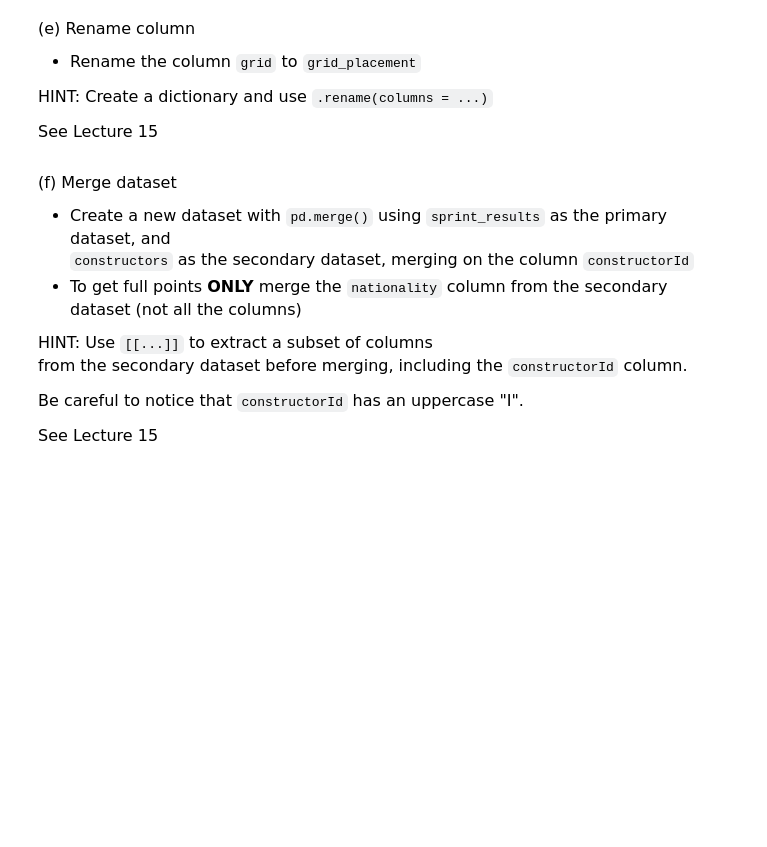
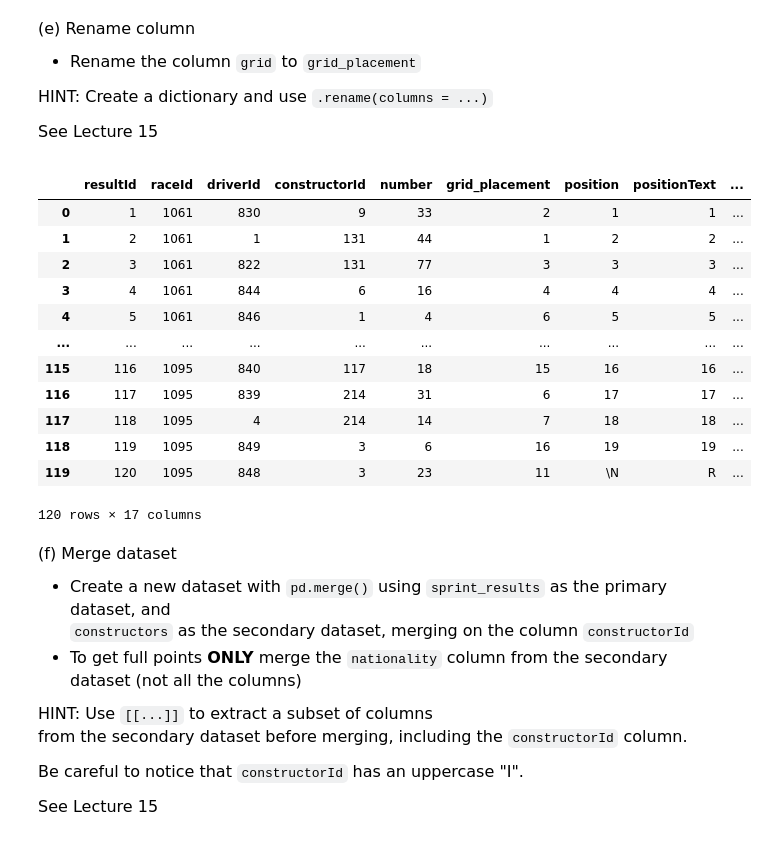
Before and after one commit to sohankb/qtm151-quiz03, a Jupyter notebook: quiz03.ipynb, the cells around one changed output. Cells and saved outputs as stored; diff of their text form; code cells hidden in the pictures; blank space fills up the shorter version.

```diff
--- a/quiz03.ipynb
+++ b/quiz03.ipynb
@@ -95,6 +165,21 @@ HINT: Create a dictionary and use `.rename(columns = ...)`
 See Lecture 15
 # %%
 # Write your own code
+data2.rename(columns={"grid" : "grid_placement"})
+# %% [output]
+|  | resultId | raceId | driverId | constructorId | number | grid_placement | position | positionText | ... |
+| 0 | 1 | 1061 | 830 | 9 | 33 | 2 | 1 | 1 | ... |
+| 1 | 2 | 1061 | 1 | 131 | 44 | 1 | 2 | 2 | ... |
+| 2 | 3 | 1061 | 822 | 131 | 77 | 3 | 3 | 3 | ... |
+| 3 | 4 | 1061 | 844 | 6 | 16 | 4 | 4 | 4 | ... |
+| 4 | 5 | 1061 | 846 | 1 | 4 | 6 | 5 | 5 | ... |
+| ... | ... | ... | ... | ... | ... | ... | ... | ... | ... |
+| 115 | 116 | 1095 | 840 | 117 | 18 | 15 | 16 | 16 | ... |
+| 116 | 117 | 1095 | 839 | 214 | 31 | 6 | 17 | 17 | ... |
+| 117 | 118 | 1095 | 4 | 214 | 14 | 7 | 18 | 18 | ... |
+| 118 | 119 | 1095 | 849 | 3 | 6 | 16 | 19 | 19 | ... |
+| 119 | 120 | 1095 | 848 | 3 | 23 | 11 | \N | R | ... |
+120 rows × 17 columns
 # %% [markdown]
 <font size = "3">
 
```
Also changed, not shown: parts of 12 cells of this notebook, 1 other file.
